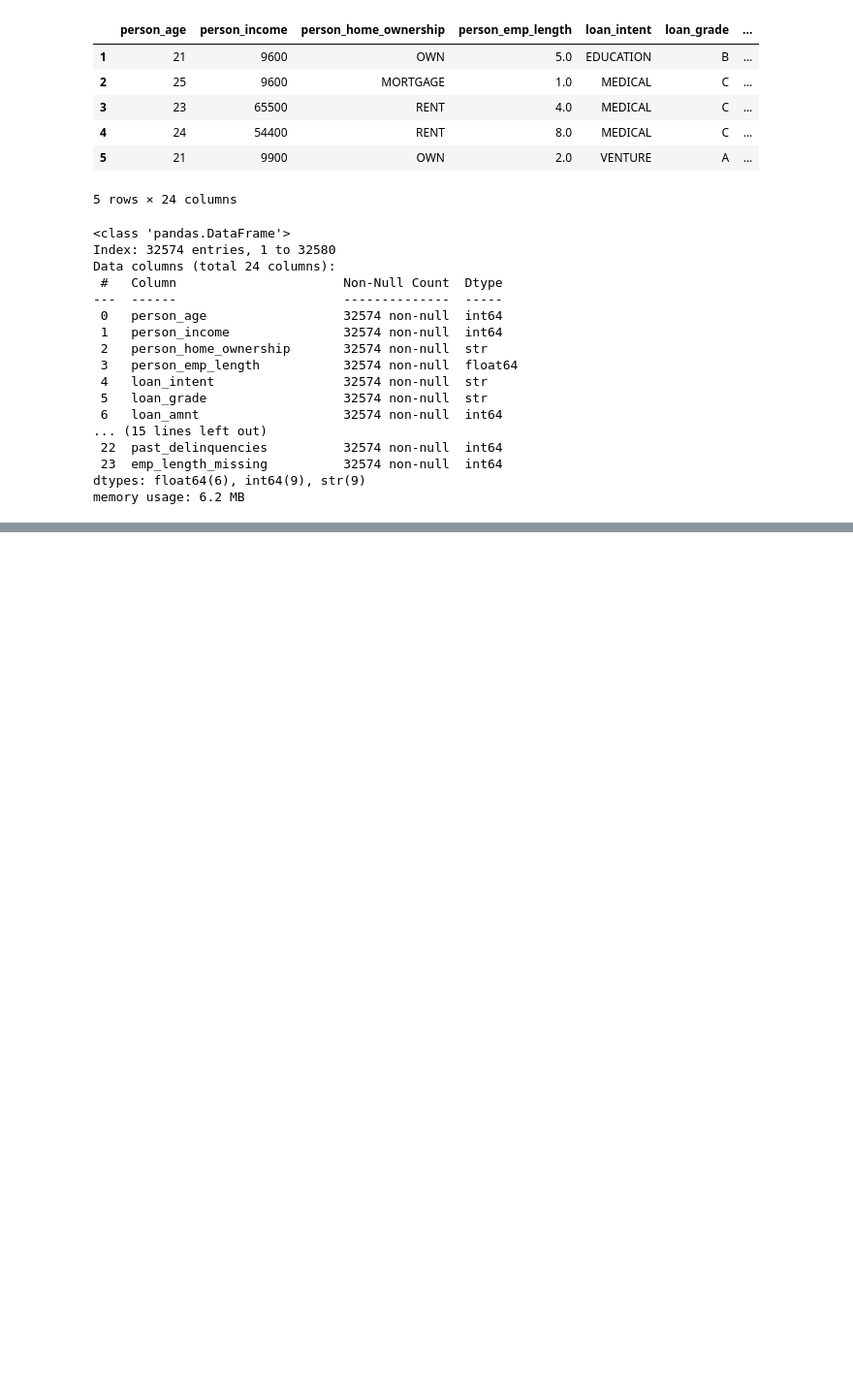
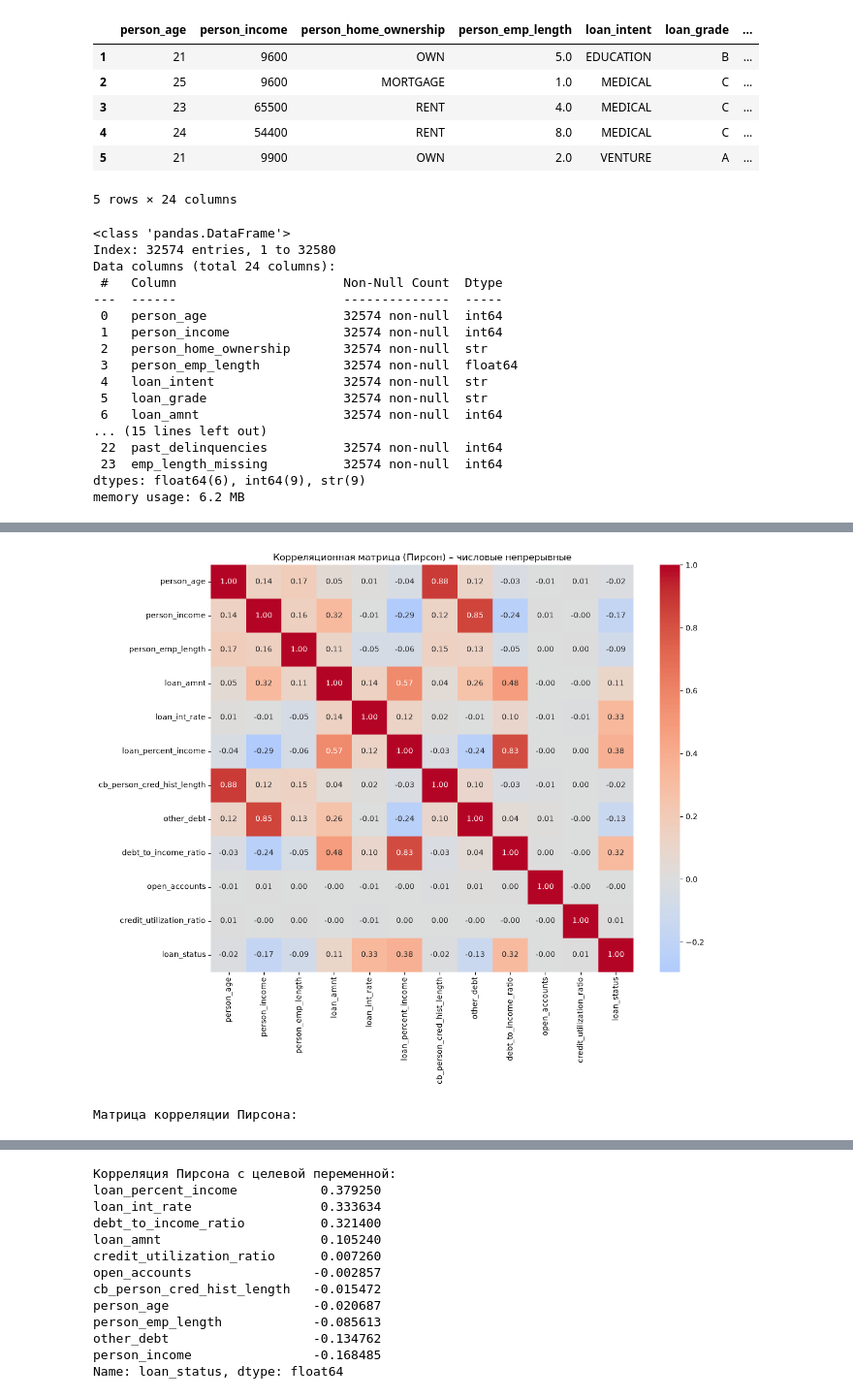
Before and after one commit to null-route-dev/credit-risk-classification, a Jupyter notebook: notebooks/03_feature_engineering.ipynb, the cells around one changed output, grey strips where cells are left out. Shown at 97% size. Saved outputs shown, nothing was run; the diff lists cells and outputs as text; code cells hidden in the pictures; blank space fills up the shorter version.

```diff
--- a/notebooks/03_feature_engineering.ipynb
+++ b/notebooks/03_feature_engineering.ipynb
@@ -68,0 +104,24 @@ memory usage: 6.2 MB
+# %%
+# Анализ числовых непрерывных признаков
+
+# Матрица корреляции Пирсона
+corr_pearson = df[numeric_continuous + [target]].corr(method="pearson")
+
+# Тепловая карта
+plt.figure(figsize=(12, 10))
+sns.heatmap(corr_pearson, annot=True, fmt=".2f", cmap="coolwarm", center=0)
+plt.title("Корреляционная матрица (Пирсон) – числовые непрерывные")
+plt.tight_layout()
+plt.show()
+
+# Вывод матрицы корреляции
+print("Матрица корреляции Пирсона:")
+display(corr_pearson)
+
+# Корреляция с целевой переменной
+corr_with_target_pearson = corr_pearson[target].drop(target).sort_values(ascending=False)
+print("Корреляция Пирсона с целевой переменной:")
+print(corr_with_target_pearson)
+# %% [output]
+[figure, added]
+Матрица корреляции Пирсона:
@@ -68,0 +141,13 @@ memory usage: 6.2 MB
+Корреляция Пирсона с целевой переменной:
+loan_percent_income           0.379250
+loan_int_rate                 0.333634
+debt_to_income_ratio          0.321400
+loan_amnt                     0.105240
+credit_utilization_ratio      0.007260
+open_accounts                -0.002857
+cb_person_cred_hist_length   -0.015472
+person_age                   -0.020687
+person_emp_length            -0.085613
+other_debt                   -0.134762
+person_income                -0.168485
+Name: loan_status, dtype: float64
```
Also changed, not shown: parts of 7 cells of this notebook.
